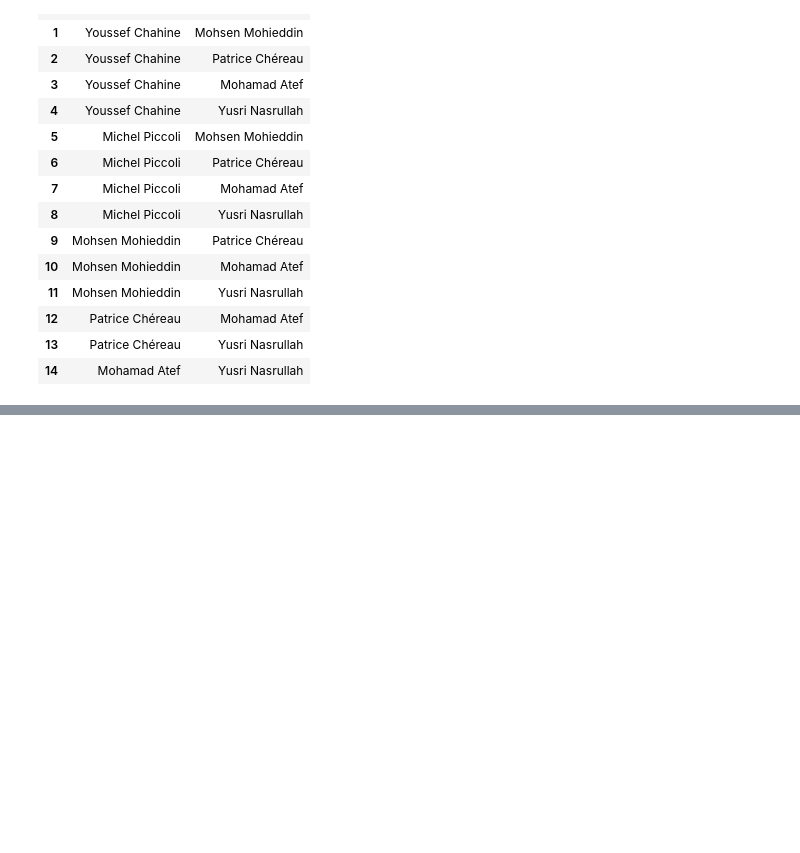
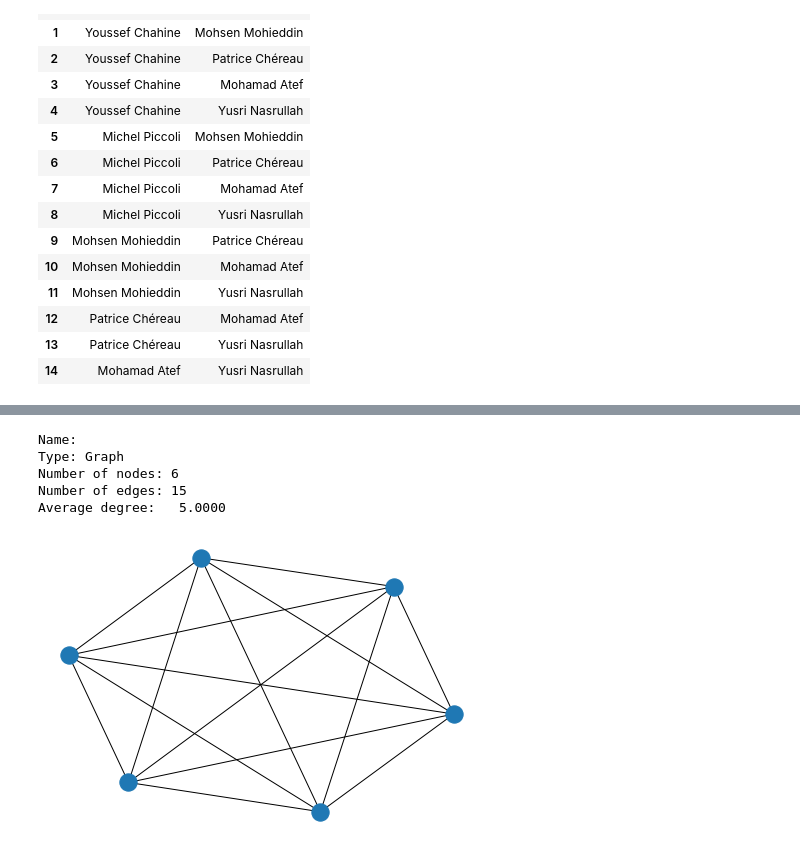
Before and after one commit to cynthia-d-yue/thesis, a Jupyter notebook: network_analysis.ipynb, the cells around one changed output, grey strips where cells are left out. Saved outputs shown, nothing was run; the diff lists cells and outputs as text; code cells hidden in the pictures; blank space fills up the shorter version.

```diff
--- a/network_analysis.ipynb
+++ b/network_analysis.ipynb
@@ -64,0 +71,3 @@ edgelist
+# %%
+node_names = list(nodelist['Name'])
+node_names
@@ -64,0 +99,15 @@ edgelist
+# %%
+G = nx.Graph()
+G.add_nodes_from(node_names)
+G.add_edges_from(edges)
+print(nx.info(G))
+# %% [output]
+Name:
+Type: Graph
+Number of nodes: 6
+Number of edges: 15
+Average degree:   5.0000
+# %%
+nx.draw(G)
+# %% [output]
+[figure, added]
```
Also changed, not shown: parts of 14 cells of this notebook.
